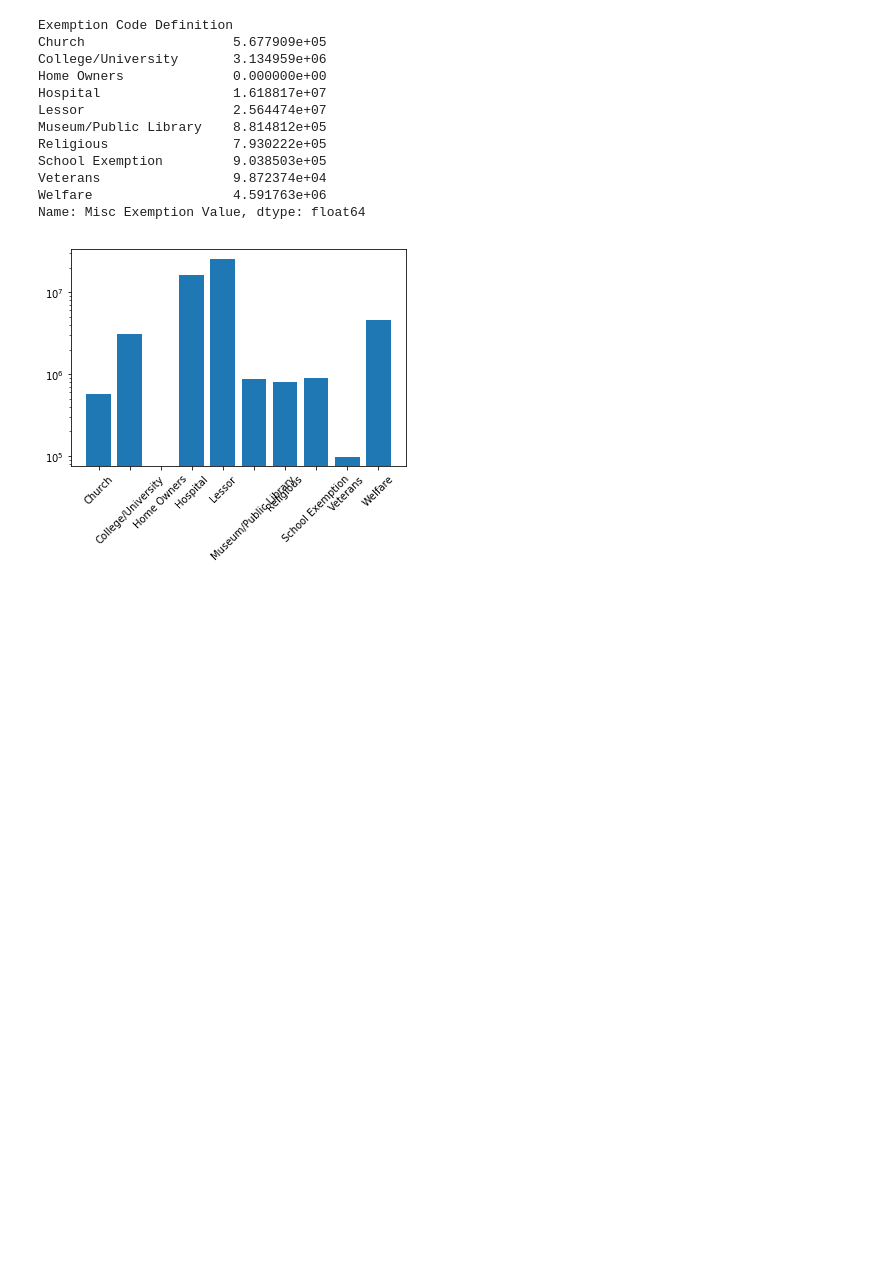
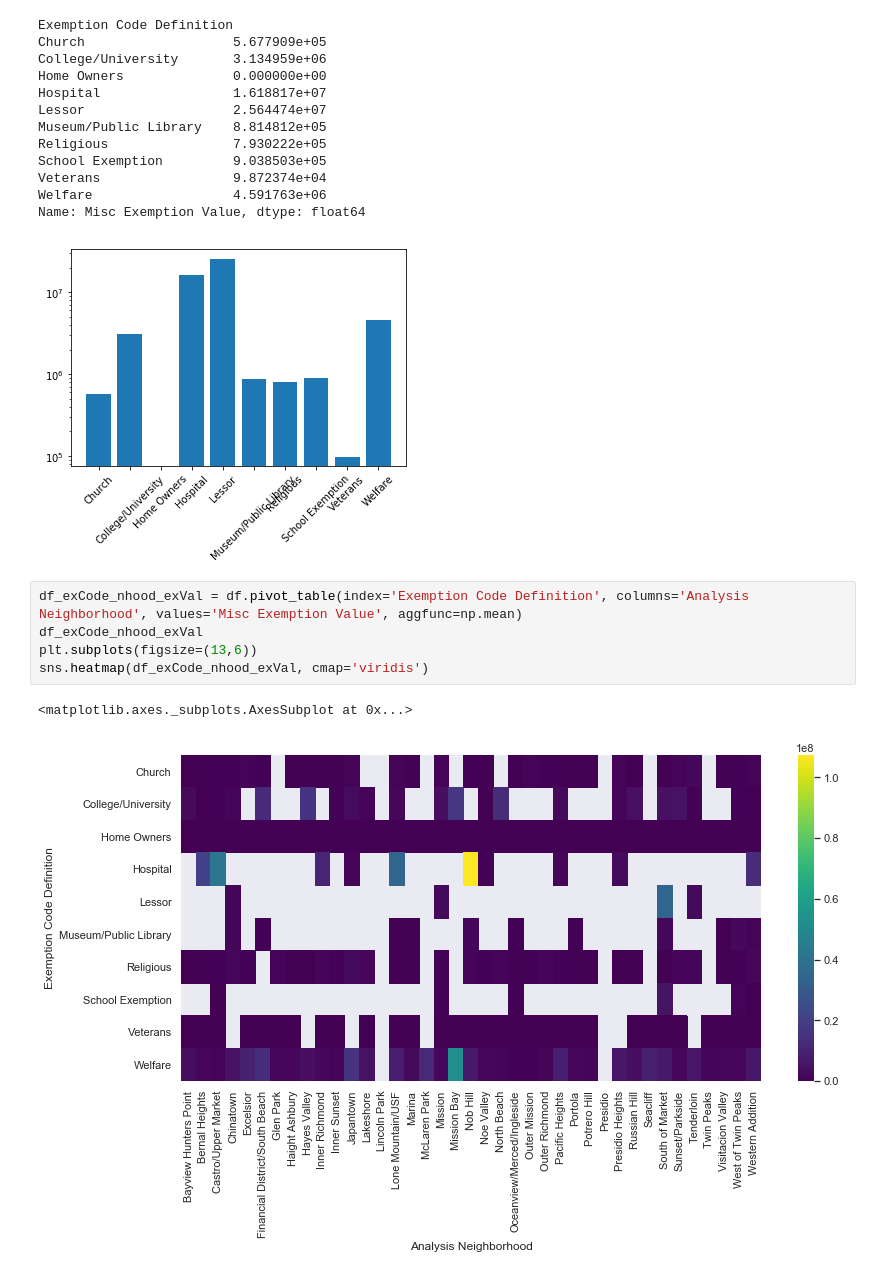
Before and after one commit to daericks/datasf, a Jupyter notebook: notebooks/property_tax_rolls-explore.ipynb, the cells around one changed output. Drawn from its saved outputs; the diff is of its cells as text; blank space fills up the shorter version.

```diff
--- a/notebooks/property_tax_rolls-explore.ipynb
+++ b/notebooks/property_tax_rolls-explore.ipynb
@@ -310,3 +301,11 @@ Veterans                 9.872374e+04
 Welfare                  4.591763e+06
 Name: Misc Exemption Value, dtype: float64
 [figure]
+# %%
+df_exCode_nhood_exVal = df.pivot_table(index='Exemption Code Definition', columns='Analysis Neighborhood', values='Misc Exemption Value', aggfunc=np.mean)
+df_exCode_nhood_exVal
+plt.subplots(figsize=(13,6))
+sns.heatmap(df_exCode_nhood_exVal, cmap='viridis')
+# %% [output]
+<matplotlib.axes._subplots.AxesSubplot at 0x...>
+[figure, added]
```
Also changed, not shown: parts of 2 cells of this notebook.
